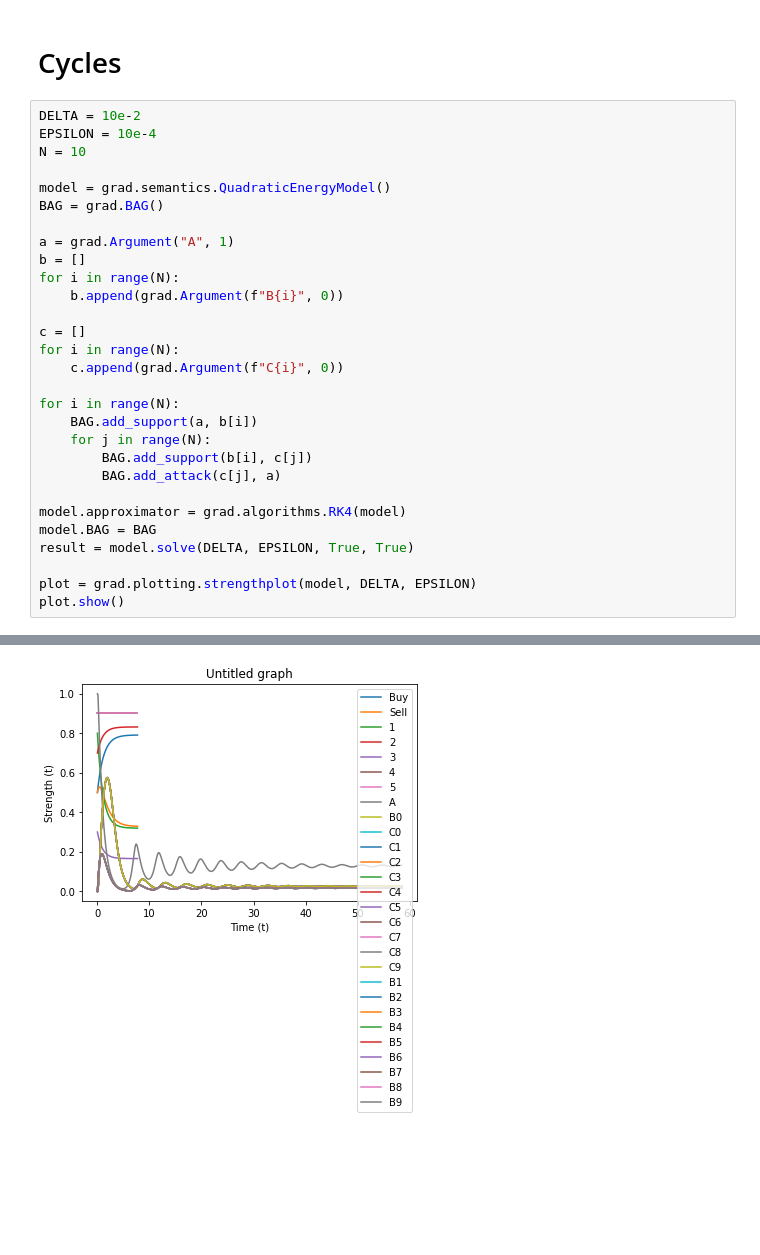
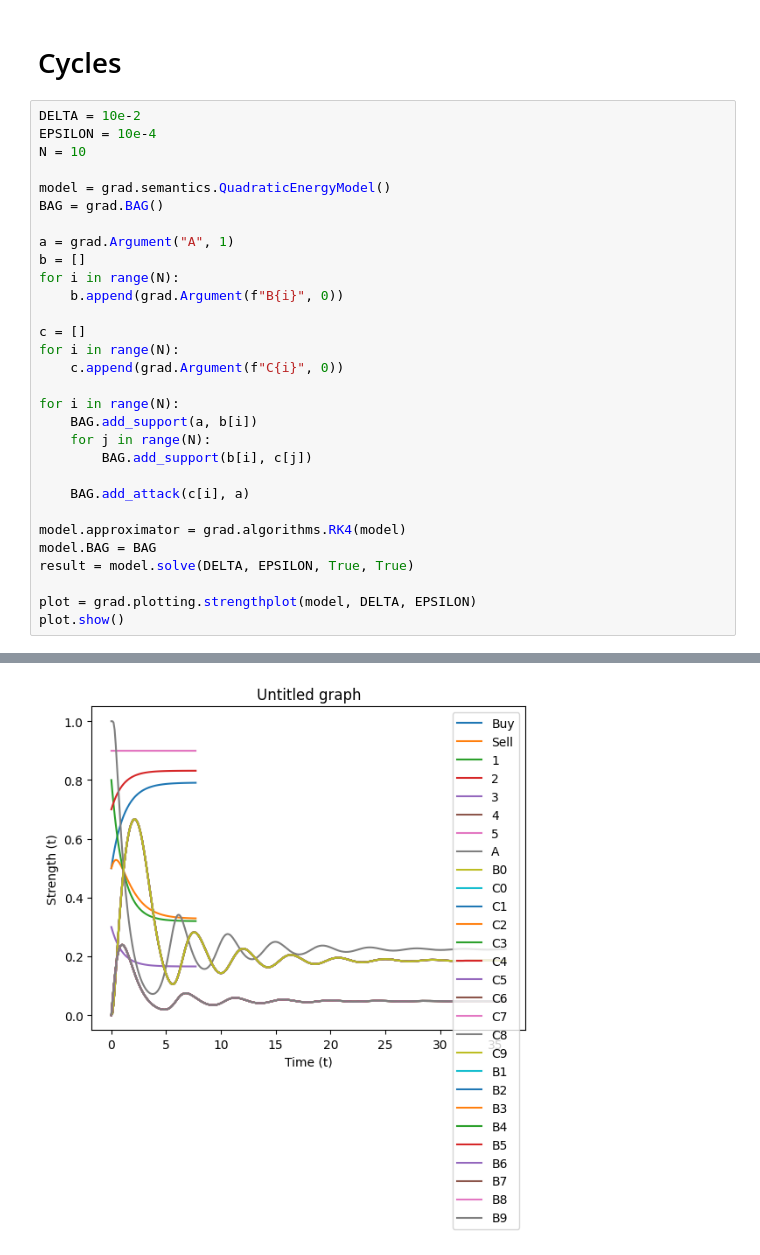
Before and after one commit to nicopotyka/Uncertainpy, a Jupyter notebook: examples/gradual/gradual_argumentation_examples.ipynb, the cells around one changed output, grey strips where cells are left out. Drawn from its saved outputs; the diff is of its cells as text; blank space fills up the shorter version.

```diff
--- a/examples/gradual/gradual_argumentation_examples.ipynb
+++ b/examples/gradual/gradual_argumentation_examples.ipynb
@@ -169,7 +169,8 @@ for i in range(N):
     BAG.add_support(a, b[i])
     for j in range(N):
         BAG.add_support(b[i], c[j])
-        BAG.add_attack(c[j], a)
+
+    BAG.add_attack(c[i], a)
 
 model.approximator = grad.algorithms.RK4(model)
 model.BAG = BAG
@@ -198 +199 @@ Argument(name=B9, weight=0, strength=0.01650111554282822)
-[figure, old version]
+[figure, new version]
```
Also changed, not shown: parts of 3 cells of this notebook.
